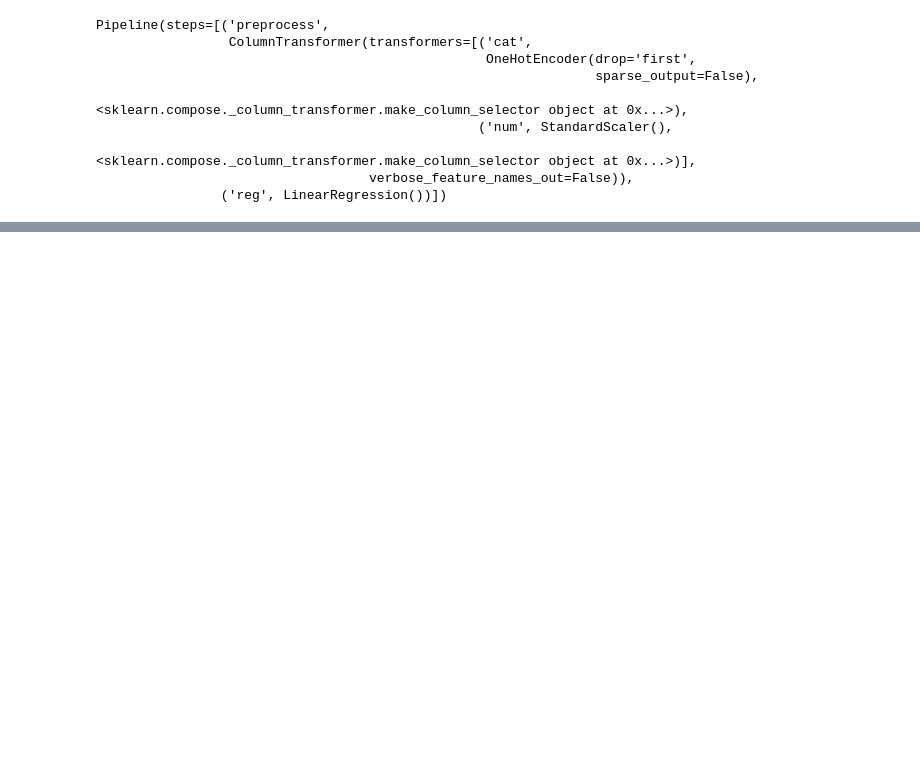
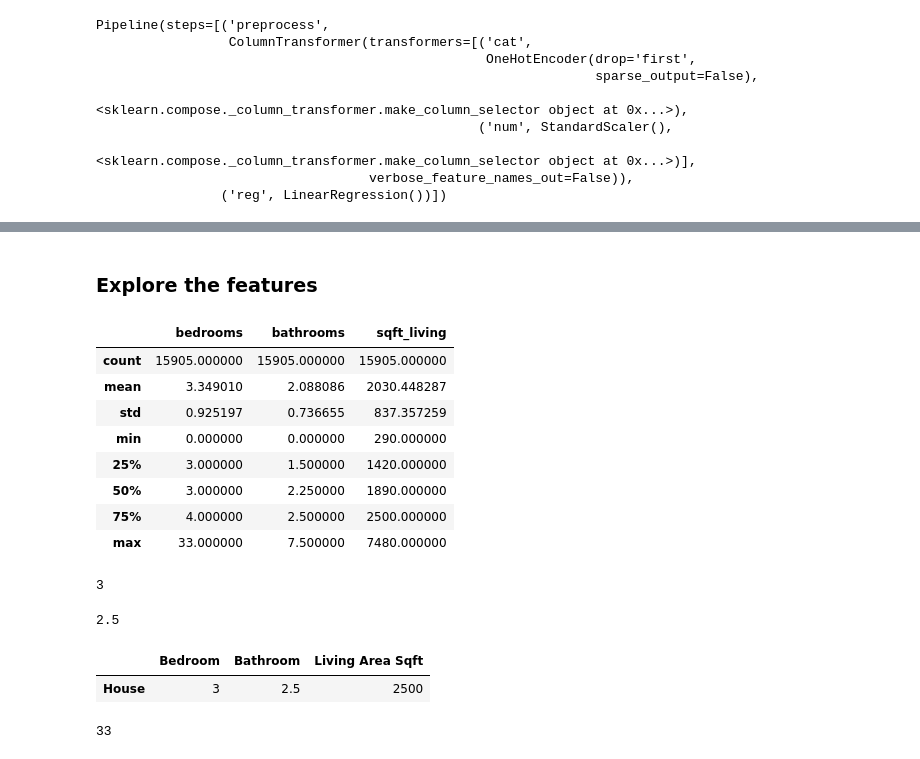
Before and after one commit to DJ-Adams/AdvML23_Mockbelt_Purvi, a Jupyter notebook: Part2_deployment.ipynb, the cells around one changed output, grey strips where cells are left out. Drawn from its saved outputs; the diff is of its cells as text; code cells hidden in the pictures; blank space fills up the shorter version.

Commit message:
part 2 updated

```diff
--- a/Part2_deployment.ipynb
+++ b/Part2_deployment.ipynb
@@ -12,5 +12,6 @@ Successfully installed dill-0.3.7
 Note: you may need to restart the kernel to use updated packages.
 # %%
 import joblib
-training_data = joblib.load('Models/part2-training-data.joblib')
+
+X_train, y_train = joblib.load('Models/part2-training-data.joblib')
 # %%
@@ -49,0 +127,14 @@ Pipeline(steps=[('preprocess',
+# %% [markdown]
+### Explore the features
+# %%
+X_train.describe()
+# %% [output]
+|  | bedrooms | bathrooms | sqft_living |
+| count | 15905.000000 | 15905.000000 | 15905.000000 |
+| mean | 3.349010 | 2.088086 | 2030.448287 |
+| std | 0.925197 | 0.736655 | 837.357259 |
+| min | 0.000000 | 0.000000 | 290.000000 |
+| 25% | 3.000000 | 1.500000 | 1420.000000 |
+| 50% | 3.000000 | 2.250000 | 1890.000000 |
+| 75% | 4.000000 | 2.500000 | 2500.000000 |
+| max | 33.000000 | 7.500000 | 7480.000000 |
@@ -49,0 +148,4 @@ Pipeline(steps=[('preprocess',
+# %%
+bedrooms
+# %% [output]
+3
@@ -49,0 +158,4 @@ Pipeline(steps=[('preprocess',
+# %%
+bathrooms
+# %% [output]
+2.5
@@ -49,0 +180,6 @@ Pipeline(steps=[('preprocess',
+# %%
+X_to_pred = get_X_to_predict()
+X_to_pred
+# %% [output]
+|  | Bedroom | Bathroom | Living Area Sqft |
+| House | 3 | 2.5 | 2500 |
@@ -49,0 +189,4 @@ Pipeline(steps=[('preprocess',
+# %%
+X_train['bedrooms'].max()
+# %% [output]
+33
```
Also changed, not shown: parts of 16 cells of this notebook, 3 other files.
